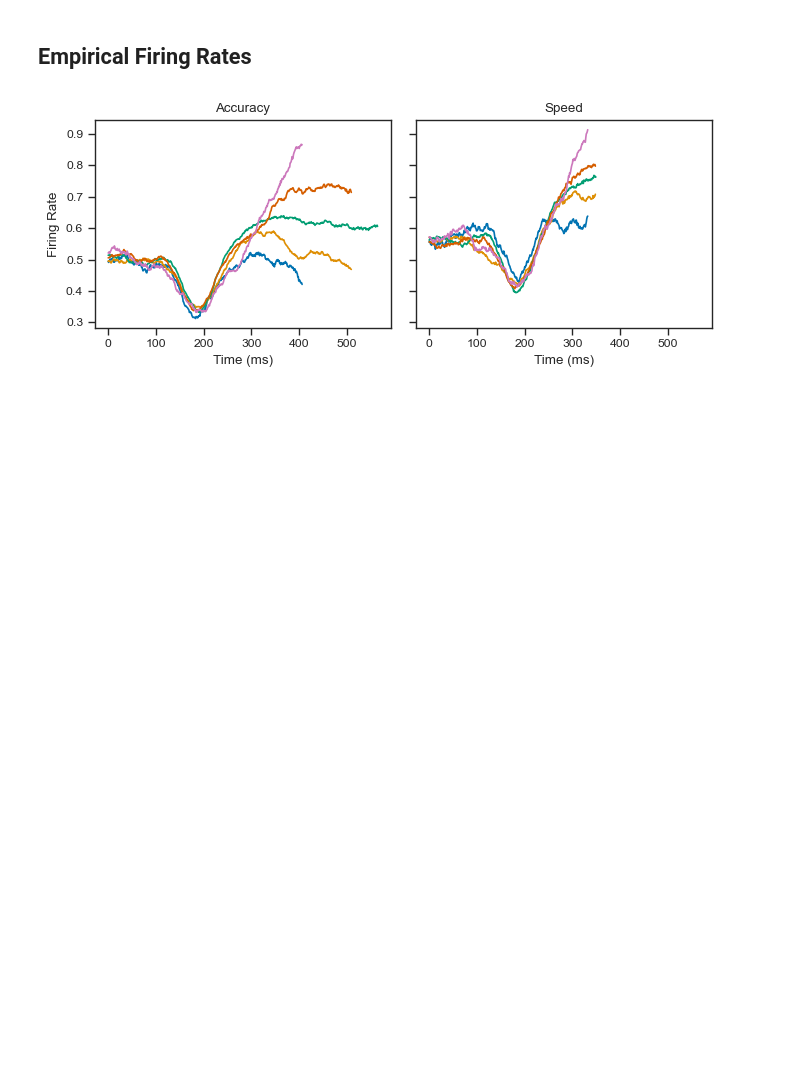
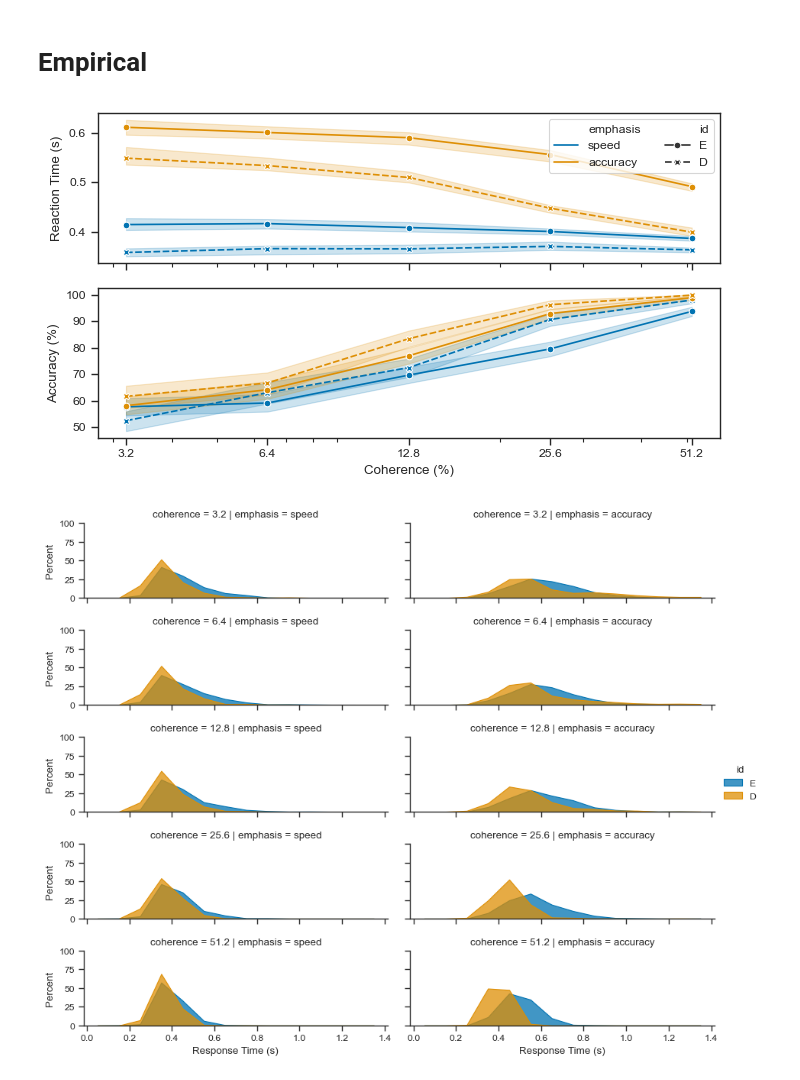
Before and after one commit to psipeter/speed-accuracy-tradeoff, a Jupyter notebook: hanks_compare.ipynb, the cells around one changed output. Saved outputs shown, nothing was run; the diff lists cells and outputs as text; code cells hidden in the pictures; blank space fills up the shorter version.

Commit message:
update hanks optimize, all compare notebooks

```diff
--- a/hanks_compare.ipynb
+++ b/hanks_compare.ipynb
@@ -111,24 +35,3 @@ fig.savefig(f"plots/hanks_RTs.png", dpi=600)
-# %% [markdown]
-## Empirical Firing Rates
-# %%
-emp = scipy.io.loadmat("data/psthData.mat", simplify_cells=True)
-fig, axes = plt.subplots(nrows=1, ncols=2, figsize=((7, 3)), sharey=True, sharex=True)
-sns.lineplot(emp['psth_forBo_acc'][0], color=palette[0], ax=axes[0])
-sns.lineplot(emp['psth_forBo_acc'][1], color=palette[1], ax=axes[0])
-sns.lineplot(emp['psth_forBo_acc'][2], color=palette[2], ax=axes[0])
-sns.lineplot(emp['psth_forBo_acc'][3], color=palette[3], ax=axes[0])
-sns.lineplot(emp['psth_forBo_acc'][4], color=palette[4], ax=axes[0])
-sns.lineplot(emp['psth_forBo_sp'][0], color=palette[0], ax=axes[1])
-sns.lineplot(emp['psth_forBo_sp'][1], color=palette[1], ax=axes[1])
-sns.lineplot(emp['psth_forBo_sp'][2], color=palette[2], ax=axes[1])
-sns.lineplot(emp['psth_forBo_sp'][3], color=palette[3], ax=axes[1])
-sns.lineplot(emp['psth_forBo_sp'][4], color=palette[4], ax=axes[1])
-axes[0].set(ylabel='Firing Rate', xlabel='Time (ms)', title='Accuracy')
-axes[1].set(xlabel='Time (ms)', title='Speed')
-plt.tight_layout()
-fig.savefig(f"plots/hanks_psth.png", dpi=600)
-# %% [output]
-[figure, removed]
 # %%
 def chi_squared_distance(a,b):
     distance = 0
@@ -157,3 +60,38 @@ def get_error(simulated, empirical, coherences, emphases, bins):
             chis.append(chi)
             accs.append(acc)
         print('emphasis', emphasis, f'chi2 {np.sum(chis):.3}', f'accuracy {np.sum(accs):.3}')
+# %% [markdown]
+# Empirical
+# %%
+def compare_monkeys():
+    hanks_behavior = pd.read_pickle("data/hanks2014_behavior.pkl").query("coherence>0")
+    cohs = 100*np.array([0.032, 0.064, 0.128, 0.256, 0.512])
+    error = ('ci', 95)
+    bins = np.arange(0, 1.5, 0.1)
+
+    fig, axes = plt.subplots(nrows=2, ncols=1, sharex=True, figsize=((7.08, 4)))
+    sns.lineplot(data=hanks_behavior, x='coherence', y='RT', hue='emphasis',
+                 palette=palette[:2], markers=True, ax=axes[0],
+                 style='id', errorbar=error, estimator=np.median)
+    sns.lineplot(data=hanks_behavior, x='coherence', y='accuracy', hue='emphasis',
+                 palette=palette[:2], markers=True, ax=axes[1],
+                 style='id', errorbar=error, estimator=np.mean)
+    axes[0].set(ylabel="Response Time (s)")
+    axes[0].legend(ncols=2)
+    axes[0].set(xscale='log', xticks=cohs, xticklabels=cohs, xlabel="Coherence (%)", ylabel="Reaction Time (s)")
+    axes[1].set(xscale='log', xticks=cohs, xticklabels=cohs, xlabel="Coherence (%)", ylabel="Accuracy (%)")
+    axes[1].get_legend().remove()
+    plt.tight_layout()
+
+    fig = sns.FacetGrid(hanks_behavior, col='emphasis', row="coherence", hue='id', palette=palette[:2],
+                        height=1.5, aspect=3, sharex=True, legend_out=True)
+    fig.map_dataframe(sns.histplot, x="RT", stat='percent', element="poly", common_norm=False, bins=bins)
+    fig.set_xlabels("Response Time (s)")
+    fig.set(xticks=bins[::2])
+    fig.set(yticks=[0,25,50,75,100])
+    fig.add_legend()
+# %%
+compare_monkeys()
+# %% [output]
+[figure, added]
+[figure, added]
```
Also changed, not shown: parts of 28 cells of this notebook, 4 other files.
